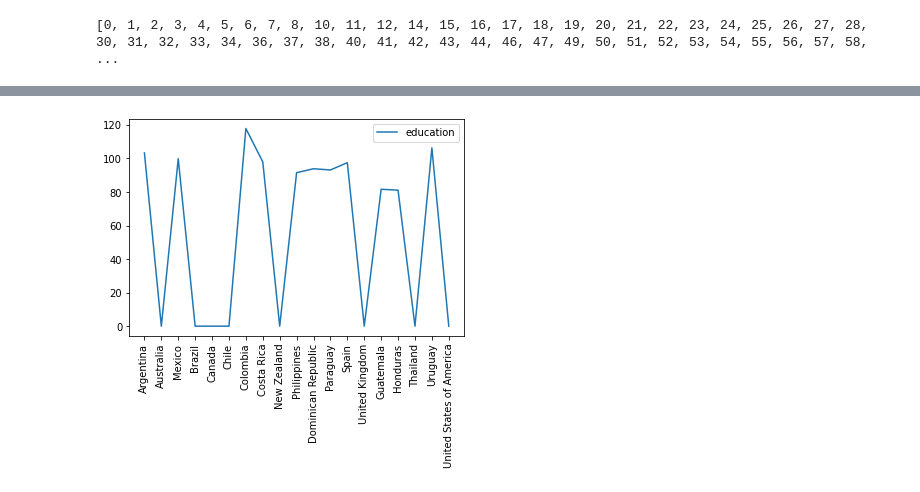
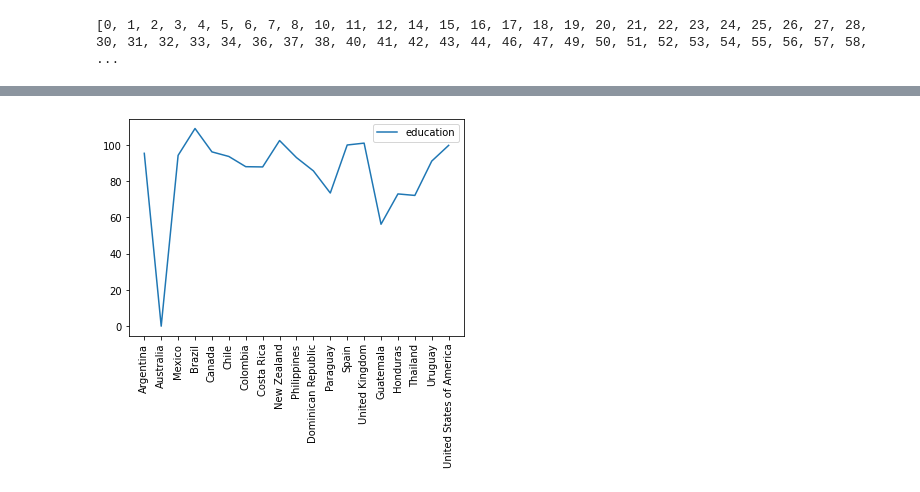
Before and after one commit to tzhang852/COMP-4447-Final-Project, a Jupyter notebook: notebooks/edu_mal.ipynb, the cells around one changed output, grey strips where cells are left out. Drawn from its saved outputs; the diff is of its cells as text; code cells hidden in the pictures.

Commit message:
education visuals

```diff
--- a/notebooks/edu_mal.ipynb
+++ b/notebooks/edu_mal.ipynb
@@ -30,5 +30,11 @@ edu_full_path = os.path.expanduser('~/Desktop/Grad School/COMP 4447/Final Projec
 education = init_data(edu_full_path)
 education["Country"] = education["Country Name"]
 education = education.drop(["Country Name"], axis = 1).reindex()
+# fixing columns
+cols = list(education.columns.values)
+cols.pop(cols.index('Country'))
+education = education[["Country"]+cols]
+education["mean"] = education.mean(axis = 1)
+# education = education.bfill(axis = "columns")
 education.head()
 # %% [output]
@@ -192,4 +198,9 @@ print(drop)
 # %%
 keep = set(range(education.shape[0])) - set(drop)
 sliced = education.take(list(keep))
-sliced = sliced.fillna(0)
+# fixing columns
+cols = list(sliced.columns.values)
+cols.pop(cols.index('Country'))
+education = sliced[["Country"]+cols]
+education["mean"] = education.mean(axis = 1)
+education
@@ -196,7 +226,9 @@ sliced = sliced.fillna(0)
 # %%
+education["mean"].fillna(0, inplace = True)
+# education
 plt.xticks(rotation = 90)
-plt.plot(list(sliced["Country"]), list(sliced["2009"]))
+plt.plot(list(education["Country"]), list(education["mean"]))
 plt.legend(["education"])
 plt.show()
 # %% [output]
-[figure, old version]
+[figure, new version]
```
Also changed, not shown: parts of 2 cells of this notebook.
